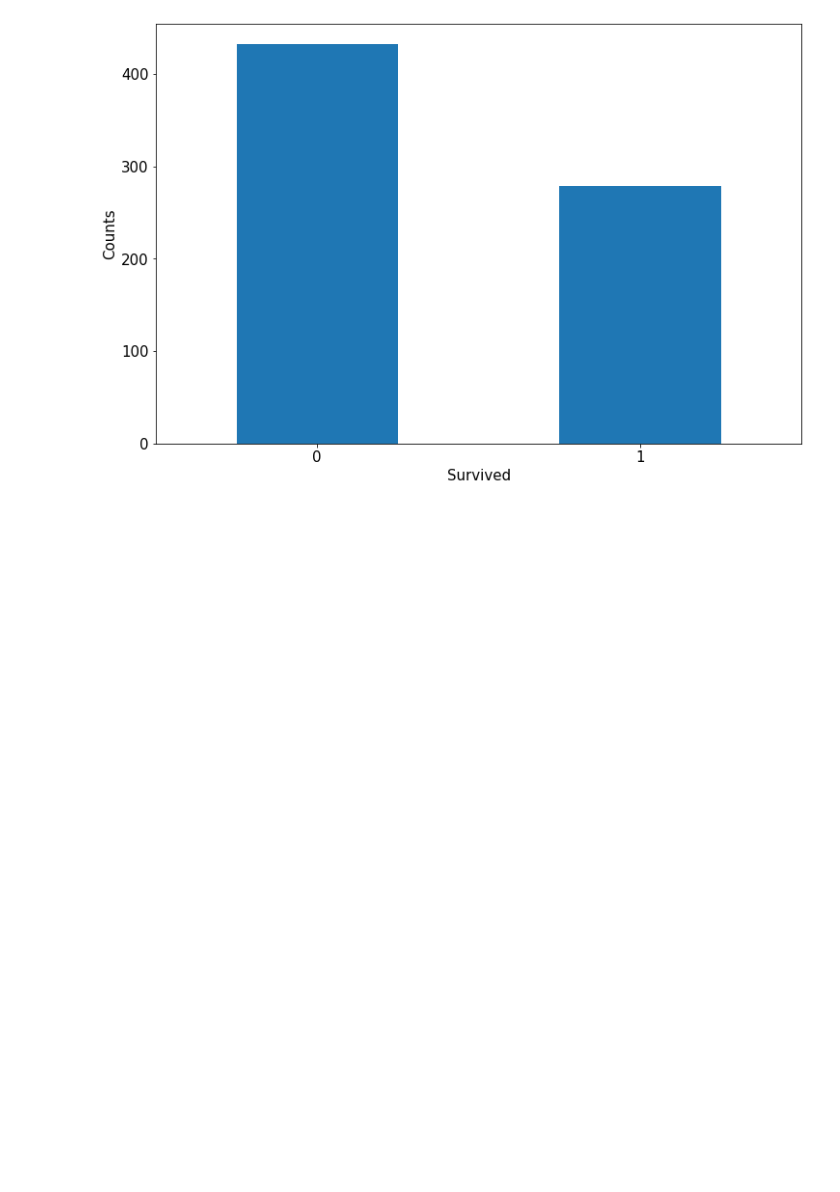
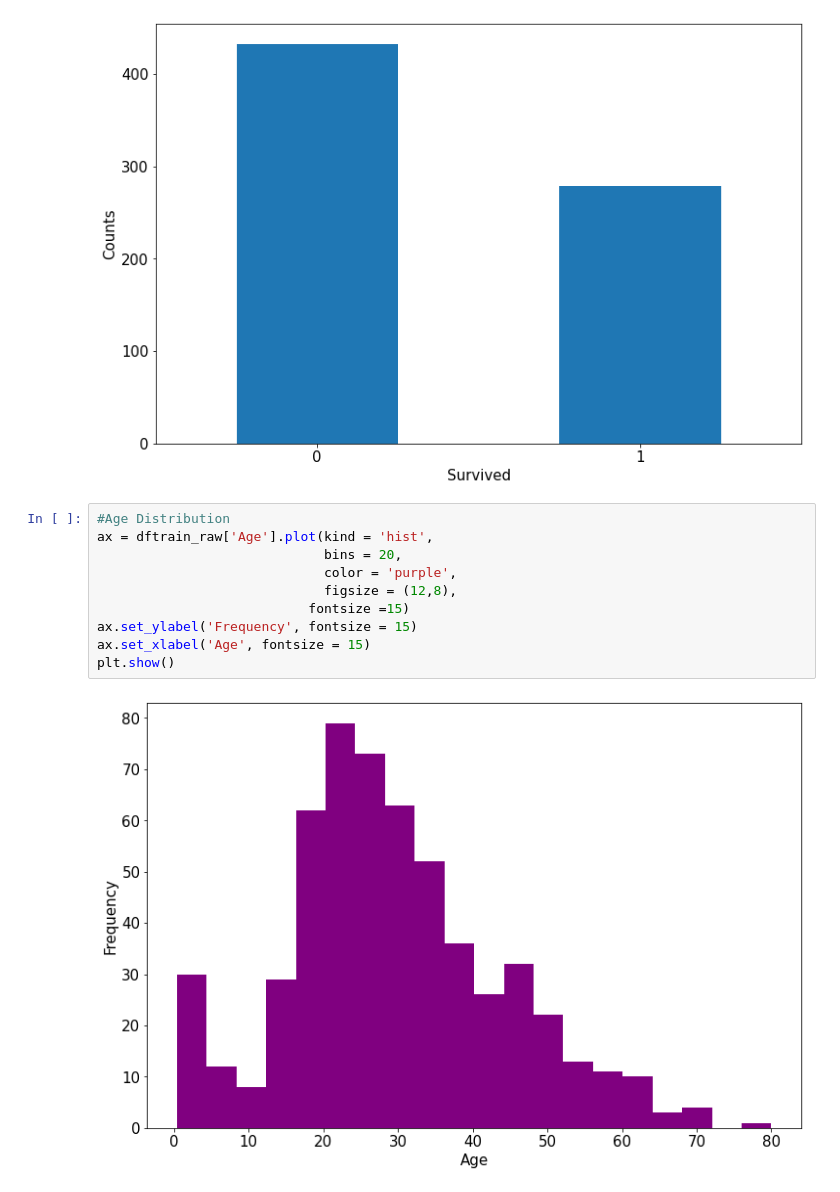
Before and after one commit to rohandawar/deeplearning_titanic, a Jupyter notebook: Learning_Tensorflow_1.ipynb, the cells around one changed output. Drawn from its saved outputs; the diff is of its cells as text; blank space fills up the shorter version.

```diff
--- a/Learning_Tensorflow_1.ipynb
+++ b/Learning_Tensorflow_1.ipynb
@@ -56,3 +56,15 @@ ax.set_xlabel('Survived', fontsize = 15)
 plt.show()
 # %% [output]
 [figure]
+# %%
+#Age Distribution
+ax = dftrain_raw['Age'].plot(kind = 'hist',
+                             bins = 20,
+                             color = 'purple',
+                             figsize = (12,8),
+                           fontsize =15)
+ax.set_ylabel('Frequency', fontsize = 15)
+ax.set_xlabel('Age', fontsize = 15)
+plt.show()
+# %% [output]
+[figure, added]
```
Also changed, not shown: parts of 2 cells of this notebook.
